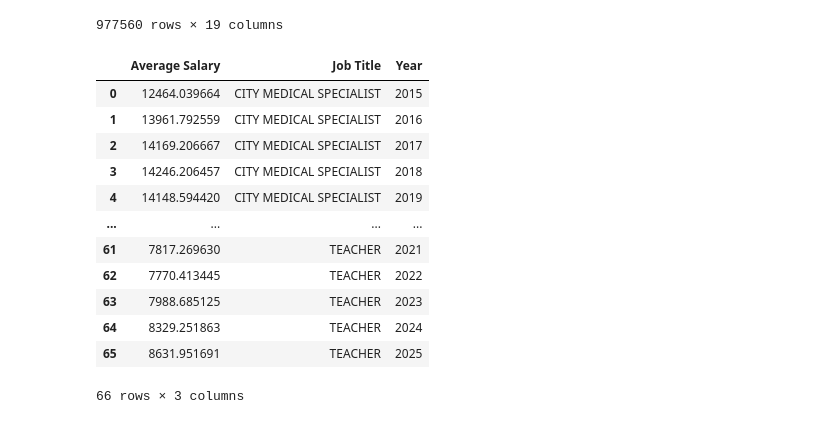
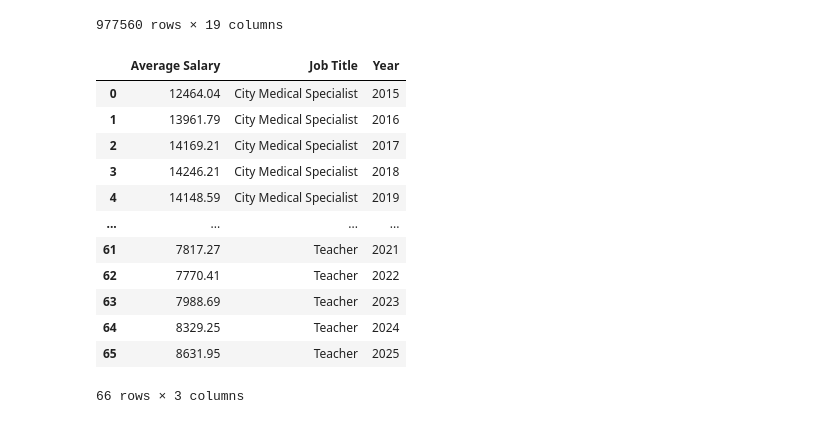
Before and after one commit to NYCRentAndSalary/NYCRentAndSalary.github.io, a Jupyter notebook: data_exploration.ipynb, the cells around one changed output. Saved outputs shown, nothing was run; the diff lists cells and outputs as text; code cells hidden in the pictures.

```diff
--- a/data_exploration.ipynb
+++ b/data_exploration.ipynb
@@ -422,40 +423,48 @@ cwpd[cwpd["Title Description"].isin(focus_jobs)]
 # %%
 focus_jobs_dists = []
 
 for job in focus_jobs:
-    salaries = cwpd[(cwpd['Title Description'] == job) &
+    salaries = np.round(cwpd[(cwpd['Title Description'] == job) &
                  (cwpd['Fiscal Year'] > 2014) &
                 #  (cwpd["Regular Hours"] > 1000) &
-                 (cwpd['Annual Salary Estimate'] > 20000)][['Fiscal Year', 'Annual Salary Estimate']].groupby('Fiscal Year').mean()['Annual Salary Estimate'] / 12
+                 (cwpd['Annual Salary Estimate'] > 20000)][['Fiscal Year', 'Annual Salary Estimate']].groupby('Fiscal Year').mean()['Annual Salary Estimate'] / 12, 2)
 
     salaries_df = salaries.to_frame(name='Average Salary')
     salaries_df['Job Title'] = job
     salaries_df['Year'] = cwpd['Fiscal Year'].unique()[10::-1]
     focus_jobs_dists.append(salaries_df)
 
 # salaries = cwpd[(cwpd['Fiscal Year'] > 2014) &
 #                 # (cwpd["Regular Hours"] > 1000) &
 #                 (cwpd['Annual Salary Estimate'] > 20000)][['Fiscal Year', 'Annual Salary Estimate']].groupby('Fiscal Year').mean()['Annual Salary Estimate'] / 12
 # salaries_df = salaries.to_frame(name='Average Salary')
 # salaries_df['Borough'] = 'New York City'
 # salaries_df['Year'] = cwpd['Fiscal Year'].unique()[10::-1]
 # focus_jobs_dists.append(salaries_df)
 
 focus_jobs_df = pd.concat(focus_jobs_dists, ignore_index=True)
+focus_jobs_df['Job Title'] = focus_jobs_df['Job Title'].map({
+    'CITY MEDICAL SPECIALIST': 'City Medical Specialist',
+    'FIREFIGHTER': 'Firefighter',
+    'POLICE OFFICER': 'Police Officer',
+    'SANITATION WORKER': 'Sanitation Worker',
+    'STAFF NURSE': 'Staff Nurse',
+    'TEACHER': 'Teacher'
+})
 focus_jobs_df
 # %% [output]
 |  | Average Salary | Job Title | Year |
-| 0 | 12464.039664 | CITY MEDICAL SPECIALIST | 2015 |
-| 1 | 13961.792559 | CITY MEDICAL SPECIALIST | 2016 |
-| 2 | 14169.206667 | CITY MEDICAL SPECIALIST | 2017 |
-| 3 | 14246.206457 | CITY MEDICAL SPECIALIST | 2018 |
-| 4 | 14148.594420 | CITY MEDICAL SPECIALIST | 2019 |
+| 0 | 12464.04 | City Medical Specialist | 2015 |
+| 1 | 13961.79 | City Medical Specialist | 2016 |
+| 2 | 14169.21 | City Medical Specialist | 2017 |
+| 3 | 14246.21 | City Medical Specialist | 2018 |
+| 4 | 14148.59 | City Medical Specialist | 2019 |
 | ... | ... | ... | ... |
-| 61 | 7817.269630 | TEACHER | 2021 |
-| 62 | 7770.413445 | TEACHER | 2022 |
-| 63 | 7988.685125 | TEACHER | 2023 |
-| 64 | 8329.251863 | TEACHER | 2024 |
-| 65 | 8631.951691 | TEACHER | 2025 |
+| 61 | 7817.27 | Teacher | 2021 |
+| 62 | 7770.41 | Teacher | 2022 |
+| 63 | 7988.69 | Teacher | 2023 |
+| 64 | 8329.25 | Teacher | 2024 |
+| 65 | 8631.95 | Teacher | 2025 |
 66 rows × 3 columns
 # %%
 base = focus_jobs_df[focus_jobs_df['Year'] == 2015].set_index('Job Title')['Average Salary']
```
Also changed, not shown: parts of 4 cells of this notebook, 8 other files.
